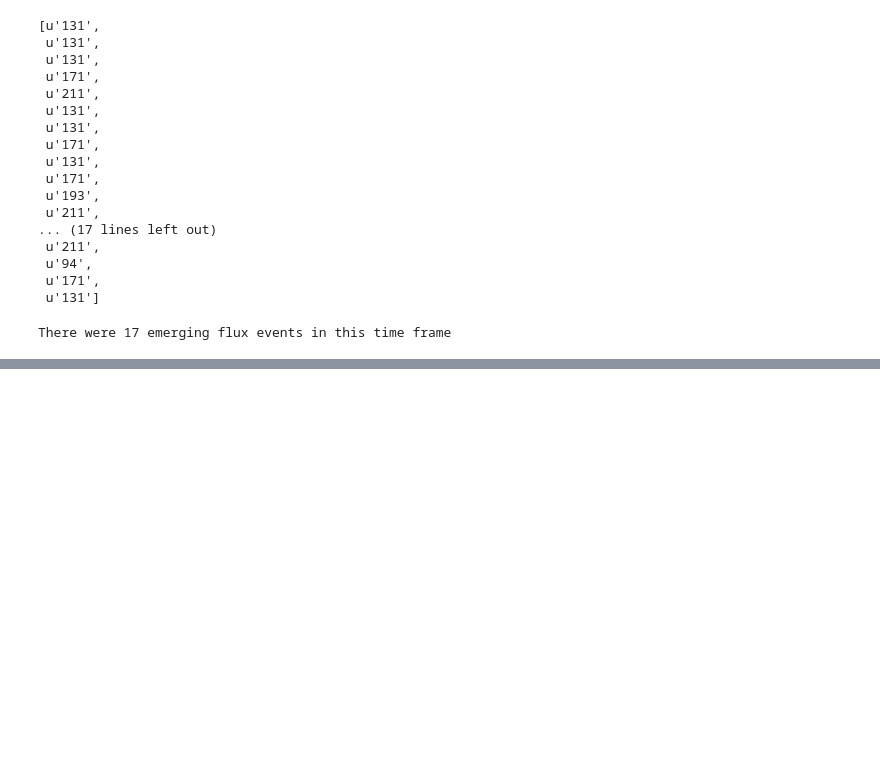
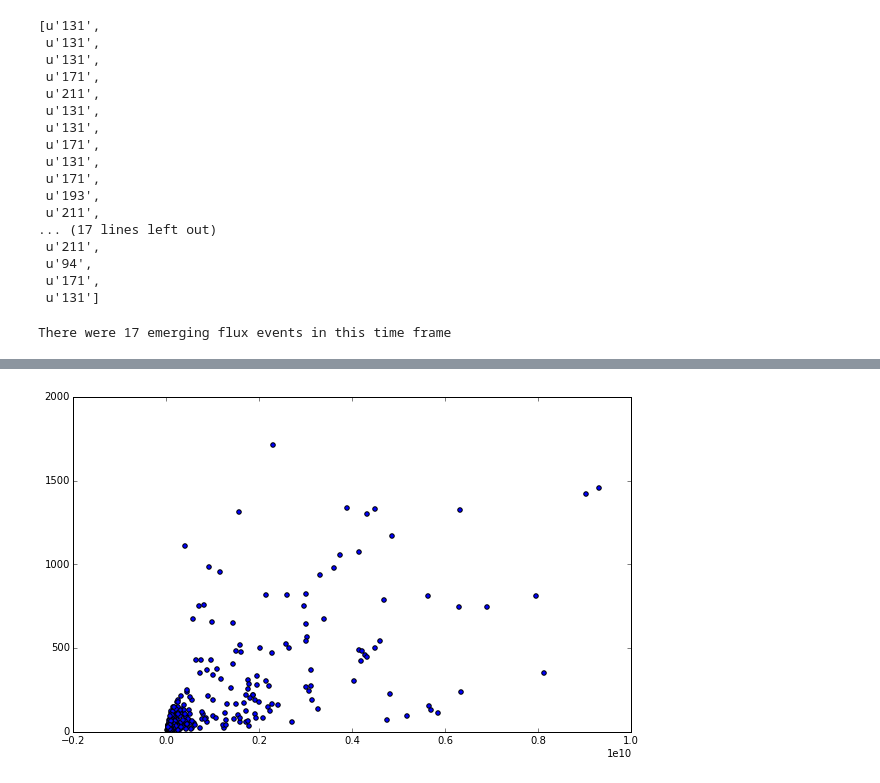
Before and after one commit to Nschanche/Flux_Emergence_and_flares, a Jupyter notebook: data_exploration.ipynb, the cells around one changed output, grey strips where cells are left out. Cells and saved outputs as stored; diff of their text form; code cells hidden in the pictures; blank space fills up the shorter version.

```diff
--- a/data_exploration.ipynb
+++ b/data_exploration.ipynb
@@ -147,0 +160,9 @@ plt.show()
+# %%
+#This plots a histogram with both the sum of the negative (blue) and positive (red) flux
+plt.figure(figsize=(10,6))
+plt.ylim([0,2000])
+plt.scatter(ef['area_atdiskcenter'], (ef['ef_sumpossignedflux']- ef['ef_sumnegsignedflux']))
+#plt.hist(ef['ef_sumpossignedflux'], color='r')
+plt.show()
+# %% [output]
+[figure, added]
```
Also changed, not shown: parts of 9 cells of this notebook.
